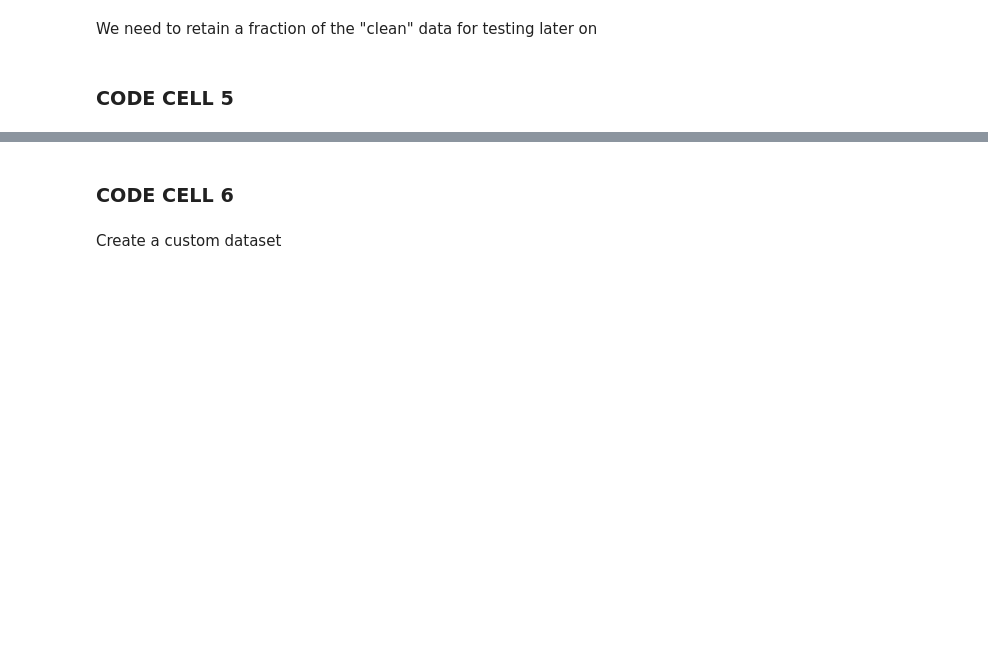
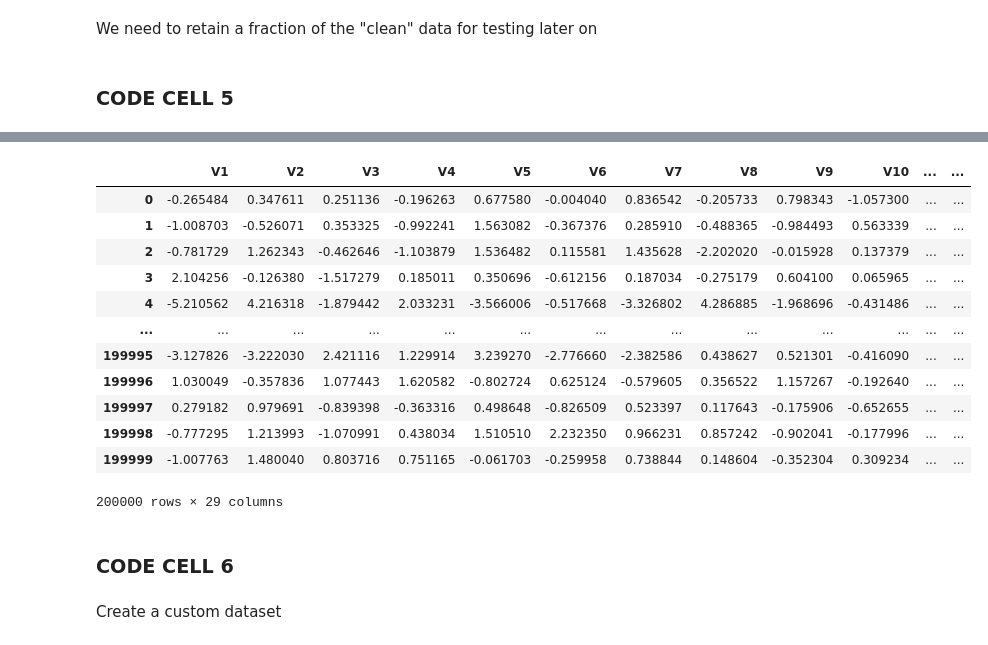
Before and after one commit to hikmatfarhat-ndu/pytorch, a Jupyter notebook: fraud-detection-pytorch.ipynb, the cells around one changed output, grey strips where cells are left out. Cells and saved outputs as stored; diff of their text form; code cells hidden in the pictures; blank space fills up the shorter version.

```diff
--- a/fraud-detection-pytorch.ipynb
+++ b/fraud-detection-pytorch.ipynb
@@ -101,3 +104,19 @@ Name: count, dtype: int64
+# %%
+train_input
+# %% [output]
+|  | V1 | V2 | V3 | V4 | V5 | V6 | V7 | V8 | V9 | V10 | ... | ... |
+| 0 | -0.265484 | 0.347611 | 0.251136 | -0.196263 | 0.677580 | -0.004040 | 0.836542 | -0.205733 | 0.798343 | -1.057300 | ... | ... |
+| 1 | -1.008703 | -0.526071 | 0.353325 | -0.992241 | 1.563082 | -0.367376 | 0.285910 | -0.488365 | -0.984493 | 0.563339 | ... | ... |
+| 2 | -0.781729 | 1.262343 | -0.462646 | -1.103879 | 1.536482 | 0.115581 | 1.435628 | -2.202020 | -0.015928 | 0.137379 | ... | ... |
+| 3 | 2.104256 | -0.126380 | -1.517279 | 0.185011 | 0.350696 | -0.612156 | 0.187034 | -0.275179 | 0.604100 | 0.065965 | ... | ... |
+| 4 | -5.210562 | 4.216318 | -1.879442 | 2.033231 | -3.566006 | -0.517668 | -3.326802 | 4.286885 | -1.968696 | -0.431486 | ... | ... |
+| ... | ... | ... | ... | ... | ... | ... | ... | ... | ... | ... | ... | ... |
+| 199995 | -3.127826 | -3.222030 | 2.421116 | 1.229914 | 3.239270 | -2.776660 | -2.382586 | 0.438627 | 0.521301 | -0.416090 | ... | ... |
+| 199996 | 1.030049 | -0.357836 | 1.077443 | 1.620582 | -0.802724 | 0.625124 | -0.579605 | 0.356522 | 1.157267 | -0.192640 | ... | ... |
+| 199997 | 0.279182 | 0.979691 | -0.839398 | -0.363316 | 0.498648 | -0.826509 | 0.523397 | 0.117643 | -0.175906 | -0.652655 | ... | ... |
+| 199998 | -0.777295 | 1.213993 | -1.070991 | 0.438034 | 1.510510 | 2.232350 | 0.966231 | 0.857242 | -0.902041 | -0.177996 | ... | ... |
+| 199999 | -1.007763 | 1.480040 | 0.803716 | 0.751165 | -0.061703 | -0.259958 | 0.738844 | 0.148604 | -0.352304 | 0.309234 | ... | ... |
+200000 rows × 29 columns
 # %% [markdown]
 ### CODE CELL 6
 # %%
```
Also changed, not shown: parts of 10 cells of this notebook.
